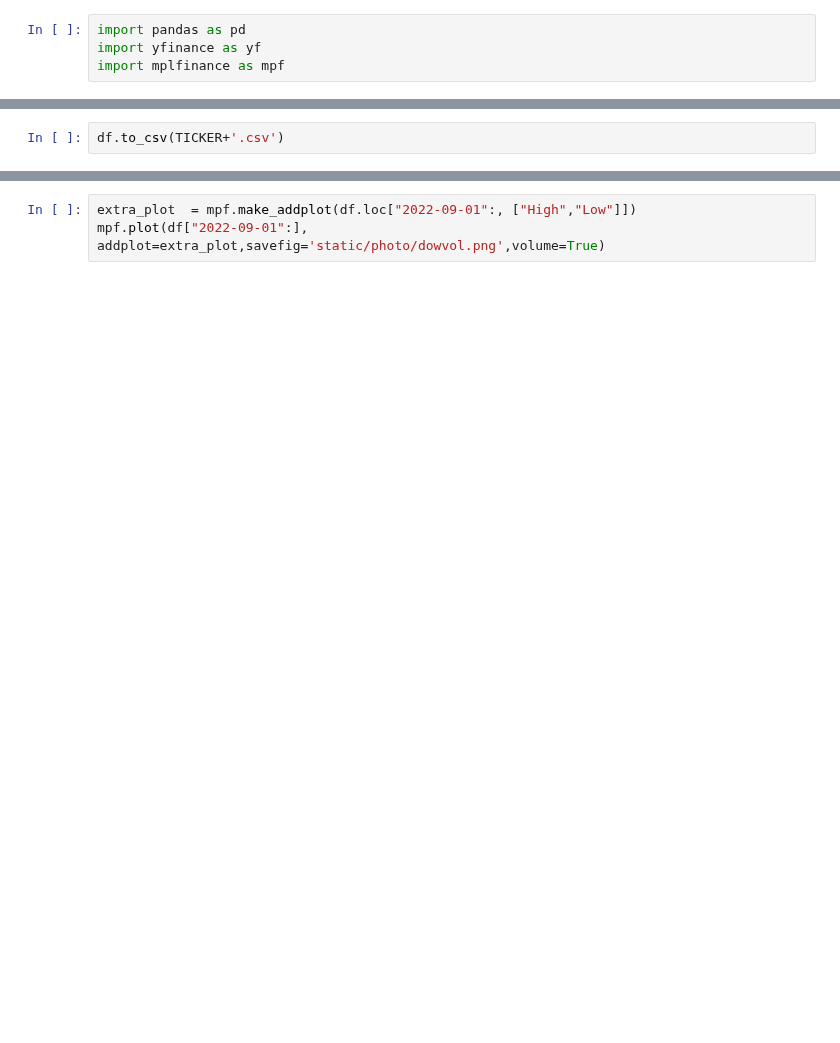
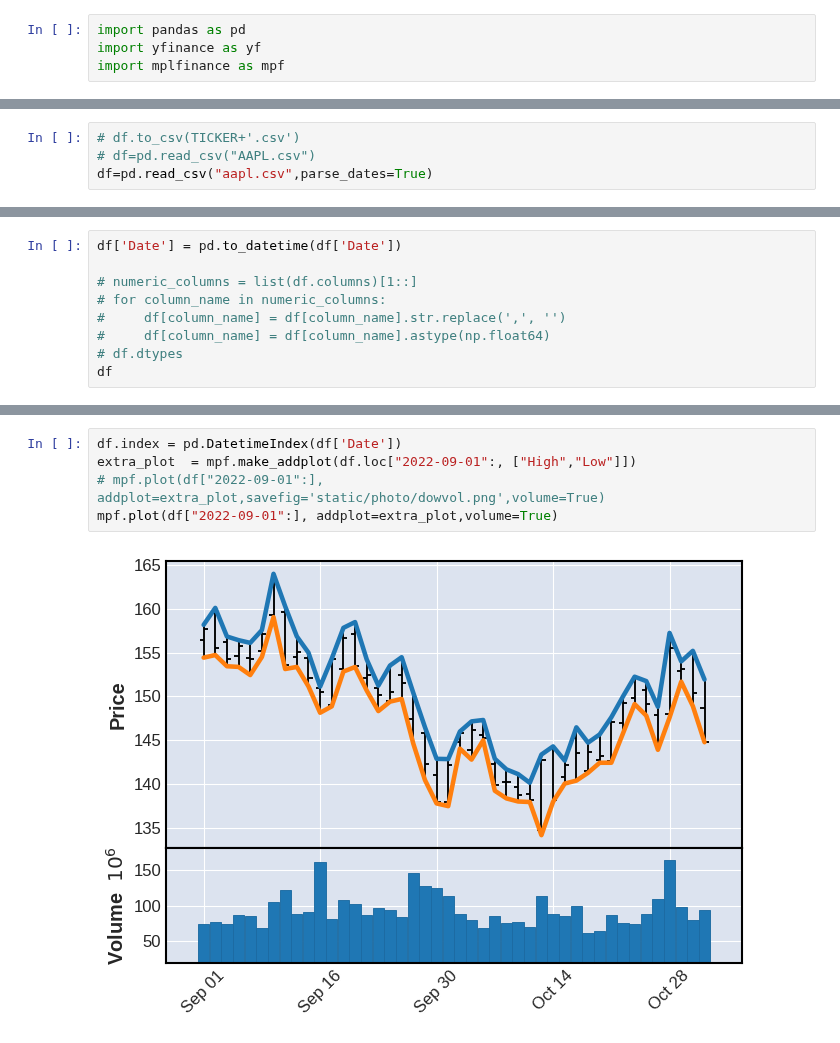
Before and after one commit to avana-quant-group/stockPrediction, a Jupyter notebook: SMA.ipynb, the cells around one changed output, grey strips where cells are left out. Drawn from its saved outputs; the diff is of its cells as text; blank space fills up the shorter version.

```diff
--- a/SMA.ipynb
+++ b/SMA.ipynb
@@ -12,5 +9,7 @@ df = yf.download(TICKER,
 # %% [output]
 [*********************100%***********************]  1 of 1 completed
 # %%
-df.to_csv(TICKER+'.csv')
+# df.to_csv(TICKER+'.csv')
+# df=pd.read_csv("AAPL.csv")
+df=pd.read_csv("aapl.csv",parse_dates=True)
 # %%
@@ -23,0 +50,9 @@ mpf.plot(df["2022-04-01":],savefig='static/photo/fi.png')
+# %%
+df['Date'] = pd.to_datetime(df['Date'])
+
+# numeric_columns = list(df.columns)[1::]
+# for column_name in numeric_columns:
+#     df[column_name] = df[column_name].str.replace(',', '')
+#     df[column_name] = df[column_name].astype(np.float64)
+# df.dtypes
+df
@@ -24,3 +74,7 @@ mpf.plot(df["2022-04-01":],savefig='static/photo/fi.png')
 # %%
+df.index = pd.DatetimeIndex(df['Date'])
 extra_plot  = mpf.make_addplot(df.loc["2022-09-01":, ["High","Low"]])
-mpf.plot(df["2022-09-01":], addplot=extra_plot,savefig='static/photo/dowvol.png',volume=True)
+# mpf.plot(df["2022-09-01":], addplot=extra_plot,savefig='static/photo/dowvol.png',volume=True)
+mpf.plot(df["2022-09-01":], addplot=extra_plot,volume=True)
+# %% [output]
+[figure, added]
```
Also changed, not shown: parts of 9 cells of this notebook, 27 other files.
